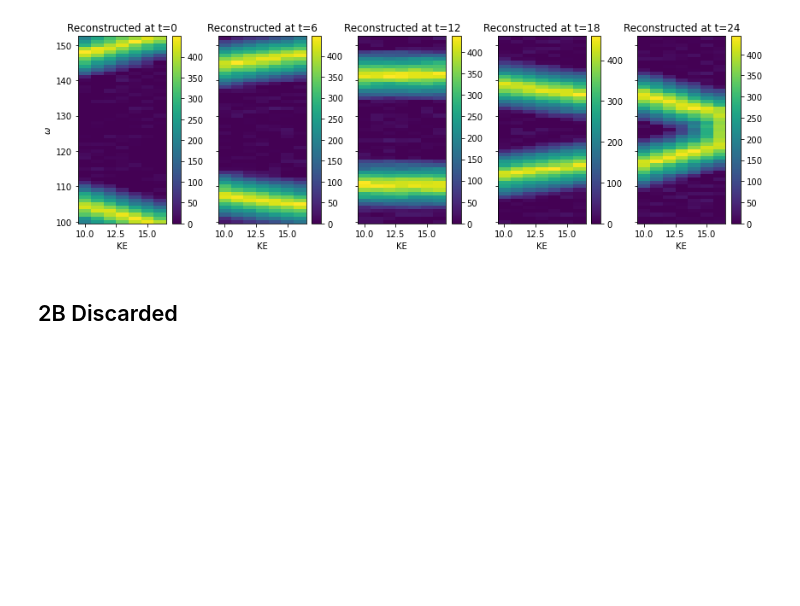
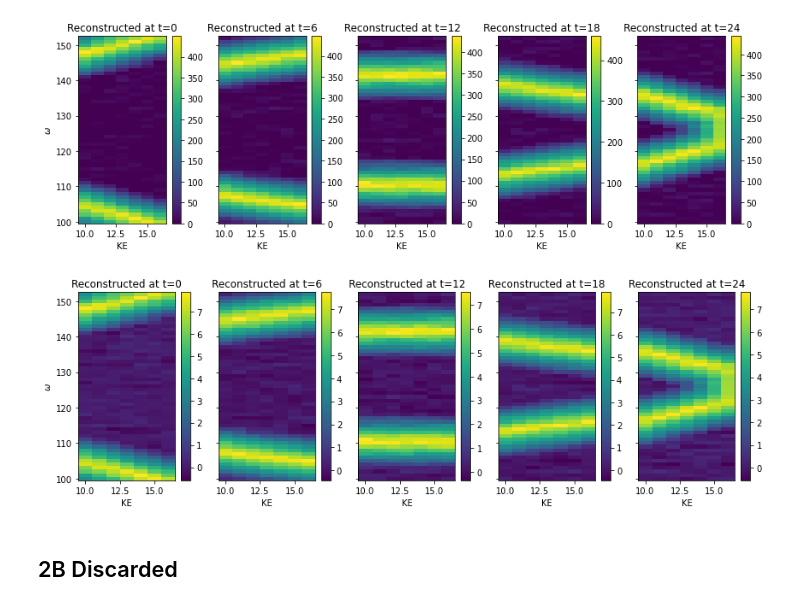
Before and after one commit to congzlwag/spook, a Jupyter notebook: spook/unittest/spsEncode.ipynb, the cells around one changed output. Drawn from its saved outputs; the diff is of its cells as text; code cells hidden in the pictures; blank space fills up the shorter version.

```diff
--- a/spook/unittest/spsEncode.ipynb
+++ b/spook/unittest/spsEncode.ipynb
@@ -249,6 +246,21 @@ axs[0].set_ylabel("$\omega$")
 plt.tight_layout()
 # %% [output]
 [figure]
+# %%
+spk1 = SpookLinSolve(B, A, "ADraw", G, lsparse=0.0, lsmooth=(0.,1e-2,1e-2))
+# %%
+X1 = spk1.getXopt(lsparse=1e-3, lsmooth=(1e-3,1e-3,1e-3))
+# %%
+fig, axs = plt.subplots(1,5, sharey=True, figsize=(12,4))
+for ax, t in zip(axs, [0,6,12,18,Nt-1]):
+    im = ax.pcolormesh(baxis, waxis, X1[:,t,:], shading="nearest")
+    fig.colorbar(im, ax=ax)
+    ax.set_title(f"Reconstructed at t={t}")
+    ax.set_xlabel("KE")
+axs[0].set_ylabel("$\omega$")
+plt.tight_layout()
+# %% [output]
+[figure, added]
 # %% [markdown]
 ## 2B Discarded
 # %%
```
Also changed, not shown: parts of 8 cells of this notebook, 1 other file.
